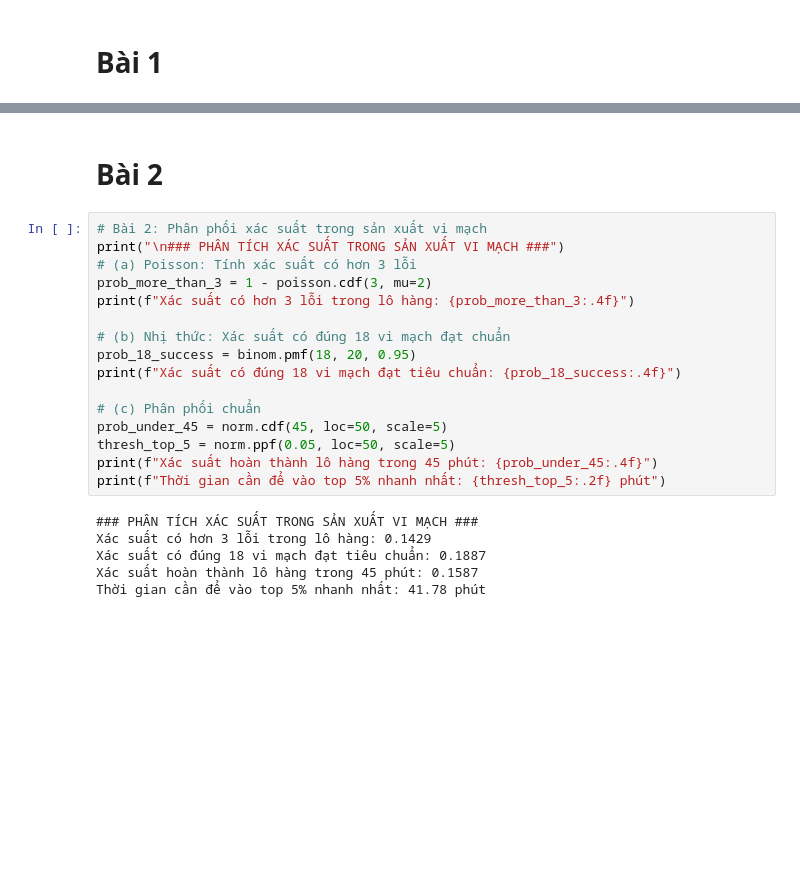
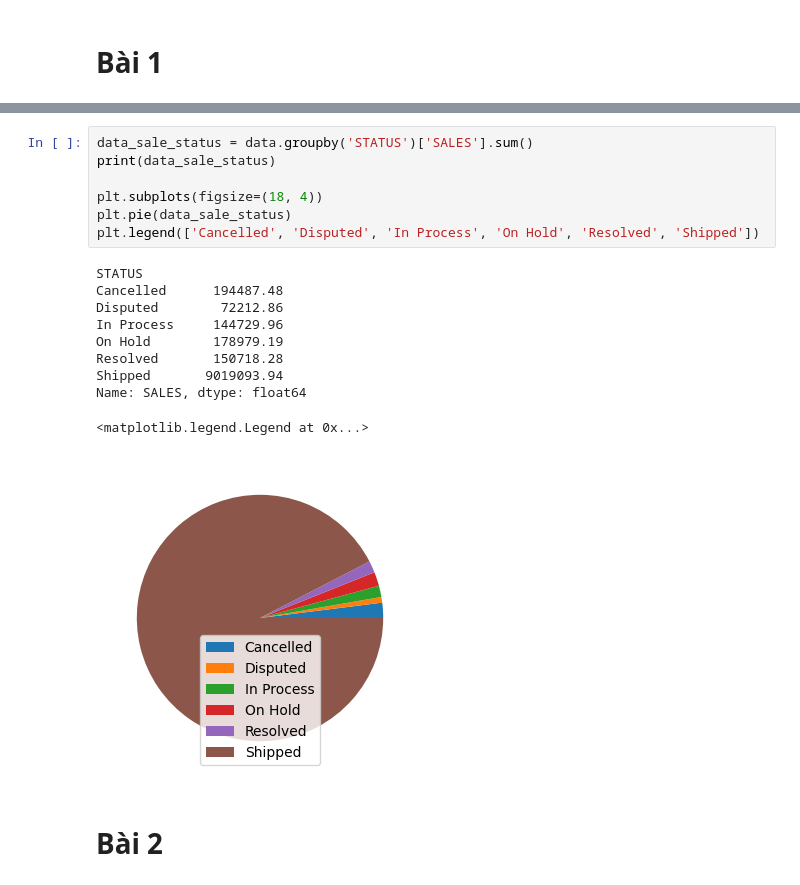
Before and after one commit to tano-dev/Pattern-Recognition-and-Machine-Learning, a Jupyter notebook: Exam/Test 1/23110163_NguyenVanPhucHuy_NDM_Test01.ipynb, the cells around one changed output, grey strips where cells are left out. Drawn from its saved outputs; the diff is of its cells as text; blank space fills up the shorter version.

```diff
--- a/Exam/Test 1/23110163_NguyenVanPhucHuy_NDM_Test01.ipynb
+++ b/Exam/Test 1/23110163_NguyenVanPhucHuy_NDM_Test01.ipynb
@@ -127,24 +128,20 @@ plt.show()
+# %%
+data_sale_status = data.groupby('STATUS')['SALES'].sum()
+print(data_sale_status)
+
+plt.subplots(figsize=(18, 4))
+plt.pie(data_sale_status)
+plt.legend(['Cancelled', 'Disputed', 'In Process', 'On Hold', 'Resolved', 'Shipped'])
+# %% [output]
+STATUS
+Cancelled      194487.48
+Disputed        72212.86
+In Process     144729.96
+On Hold        178979.19
+Resolved       150718.28
+Shipped       9019093.94
+Name: SALES, dtype: float64
+<matplotlib.legend.Legend at 0x...>
+[figure, added]
 # %% [markdown]
 # Bài 2
-# %%
-# Bài 2: Phân phối xác suất trong sản xuất vi mạch
-print("\n### PHÂN TÍCH XÁC SUẤT TRONG SẢN XUẤT VI MẠCH ###")
-# (a) Poisson: Tính xác suất có hơn 3 lỗi
-prob_more_than_3 = 1 - poisson.cdf(3, mu=2)
-print(f"Xác suất có hơn 3 lỗi trong lô hàng: {prob_more_than_3:.4f}")
-
-# (b) Nhị thức: Xác suất có đúng 18 vi mạch đạt chuẩn
-prob_18_success = binom.pmf(18, 20, 0.95)
-print(f"Xác suất có đúng 18 vi mạch đạt tiêu chuẩn: {prob_18_success:.4f}")
-
-# (c) Phân phối chuẩn
-prob_under_45 = norm.cdf(45, loc=50, scale=5)
-thresh_top_5 = norm.ppf(0.05, loc=50, scale=5)
-print(f"Xác suất hoàn thành lô hàng trong 45 phút: {prob_under_45:.4f}")
-print(f"Thời gian cần để vào top 5% nhanh nhất: {thresh_top_5:.2f} phút")
-# %% [output]
-### PHÂN TÍCH XÁC SUẤT TRONG SẢN XUẤT VI MẠCH ###
-Xác suất có hơn 3 lỗi trong lô hàng: 0.1429
-Xác suất có đúng 18 vi mạch đạt tiêu chuẩn: 0.1887
-Xác suất hoàn thành lô hàng trong 45 phút: 0.1587
-Thời gian cần để vào top 5% nhanh nhất: 41.78 phút
```
Also changed, not shown: parts of 16 cells of this notebook, 9 other files.
